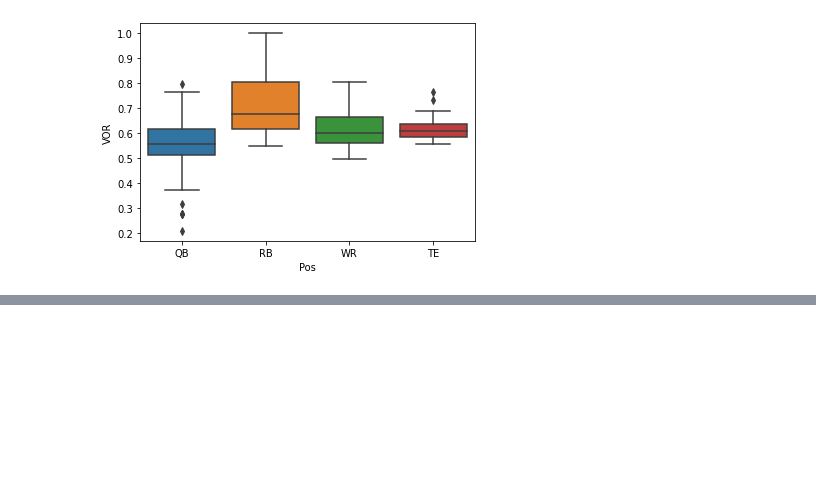
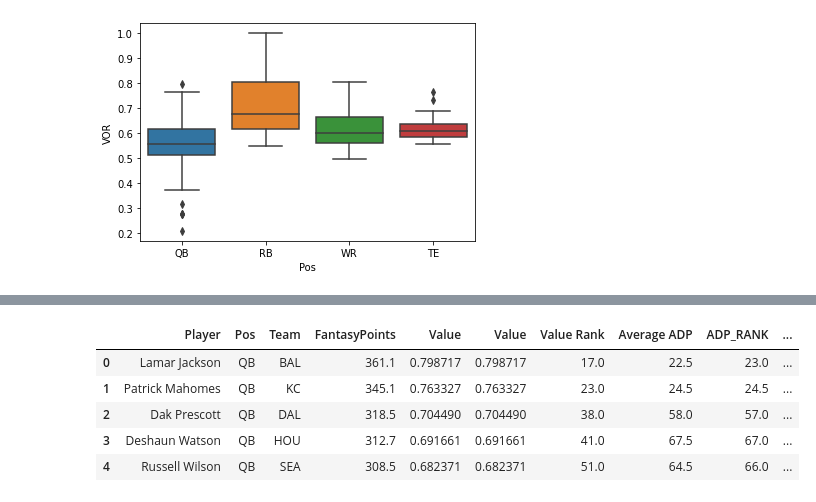
Before and after one commit to NustinJewman/PythonFFB, a Jupyter notebook: data_munging_notes_pt_2.ipynb, the cells around one changed output, grey strips where cells are left out. Cells and saved outputs as stored; diff of their text form; code cells hidden in the pictures; blank space fills up the shorter version.

```diff
--- a/data_munging_notes_pt_2.ipynb
+++ b/data_munging_notes_pt_2.ipynb
@@ -150,3 +135,5 @@ df.sort_values(by='VOR',ascending=False).head(10)
+# %%
+df['VOR Rank'] = df['VOR'].rank(ascending=False)
 # %%
 df.groupby('Pos')['VOR'].describe()
 # %% [output]
@@ -176,0 +173,8 @@ sns.boxplot(x=df_copy['Pos'], y=df_copy['VOR']);
+# %%
+
+adp_df = adp_df.rename({
+    'PLAYER': 'Player',
+    'POS': 'Pos',
+    'AVG': 'Average ADP',
+    'ADP RANK': 'ADP Rank'
+}, axis=1)
@@ -176,0 +211,10 @@ sns.boxplot(x=df_copy['Pos'], y=df_copy['VOR']);
+# %%
+final_df['Diff in ADP and Value'] = final_df['ADP_RANK'] - final_df['Value Rank']
+final_df.head()
+# %% [output]
+|  | Player | Pos | Team | FantasyPoints | Value | Value | Value Rank | Average ADP | ADP_RANK | ... |
+| 0 | Lamar Jackson | QB | BAL | 361.1 | 0.798717 | 0.798717 | 17.0 | 22.5 | 23.0 | ... |
+| 1 | Patrick Mahomes | QB | KC | 345.1 | 0.763327 | 0.763327 | 23.0 | 24.5 | 24.5 | ... |
+| 2 | Dak Prescott | QB | DAL | 318.5 | 0.704490 | 0.704490 | 38.0 | 58.0 | 57.0 | ... |
+| 3 | Deshaun Watson | QB | HOU | 312.7 | 0.691661 | 0.691661 | 41.0 | 67.5 | 67.0 | ... |
+| 4 | Russell Wilson | QB | SEA | 308.5 | 0.682371 | 0.682371 | 51.0 | 64.5 | 66.0 | ... |
```
Also changed, not shown: parts of 10 cells of this notebook.
